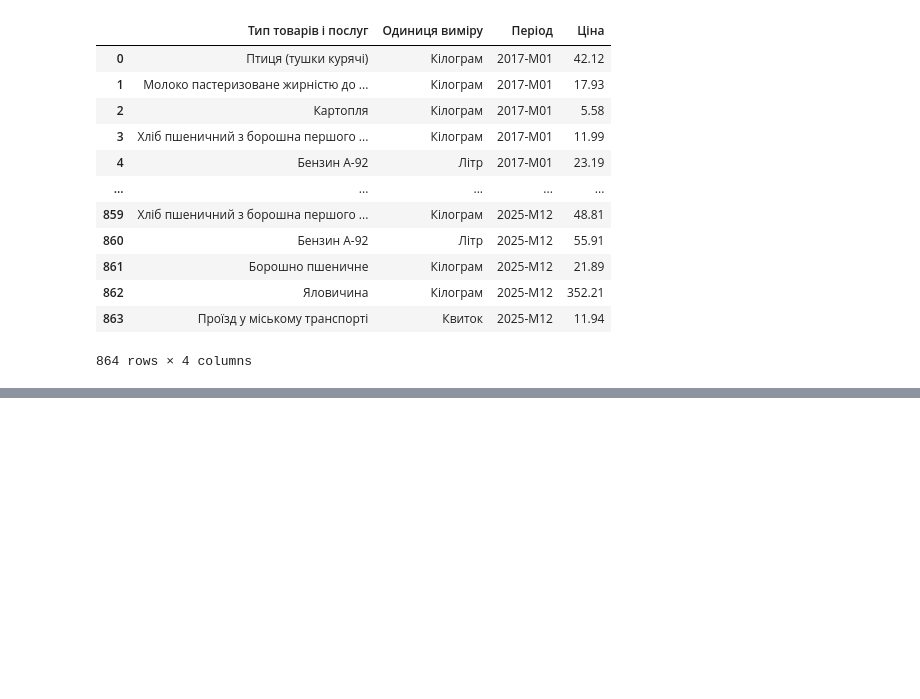
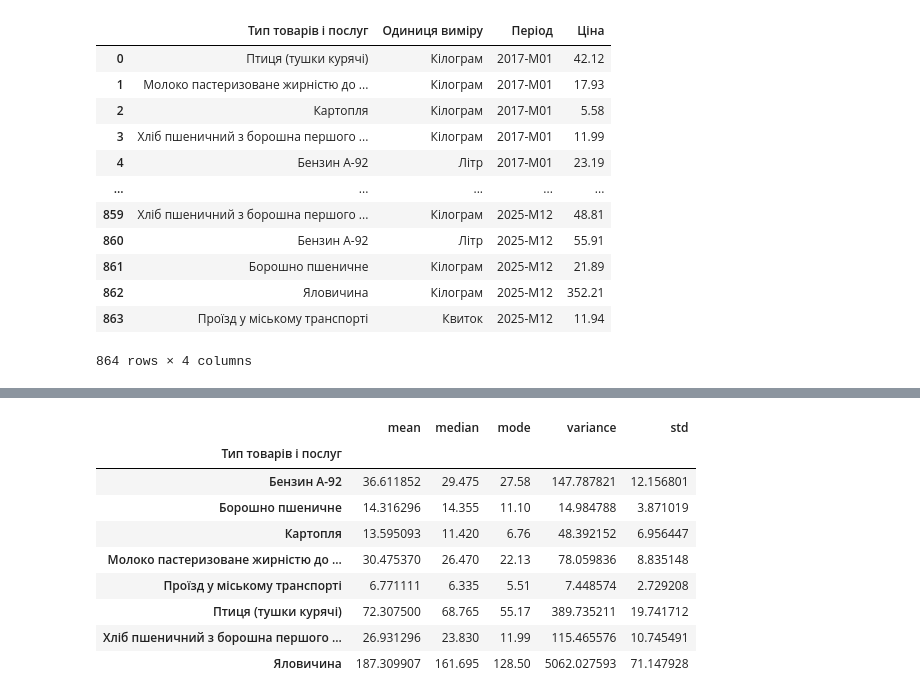
Before and after one commit to arcctg/kpi-ml-lab1, a Jupyter notebook: task_1_ukrstat_data.ipynb, the cells around one changed output, grey strips where cells are left out. Saved outputs shown, nothing was run; the diff lists cells and outputs as text; code cells hidden in the pictures; blank space fills up the shorter version.

```diff
--- a/task_1_ukrstat_data.ipynb
+++ b/task_1_ukrstat_data.ipynb
@@ -237,0 +252,21 @@ df_long
+# %%
+stats_df = df_long.groupby('Тип товарів і послуг')['Ціна'].agg([
+    ('mean', 'mean'),
+    ('median', 'median'),
+    ('mode', lambda x: statistics.mode(x.tolist())),
+    ('variance', 'var'),
+    ('std', 'std')
+])
+
+stats_df
+# %% [output]
+|  | mean | median | mode | variance | std |
+| Тип товарів і послуг |  |  |  |  |  |
+| Бензин А-92 | 36.611852 | 29.475 | 27.58 | 147.787821 | 12.156801 |
+| Борошно пшеничне | 14.316296 | 14.355 | 11.10 | 14.984788 | 3.871019 |
+| Картопля | 13.595093 | 11.420 | 6.76 | 48.392152 | 6.956447 |
+| Молоко пастеризоване жирністю до ... | 30.475370 | 26.470 | 22.13 | 78.059836 | 8.835148 |
+| Проїзд у міському транспорті | 6.771111 | 6.335 | 5.51 | 7.448574 | 2.729208 |
+| Птиця (тушки курячі) | 72.307500 | 68.765 | 55.17 | 389.735211 | 19.741712 |
+| Хліб пшеничний з борошна першого ... | 26.931296 | 23.830 | 11.99 | 115.465576 | 10.745491 |
+| Яловичина | 187.309907 | 161.695 | 128.50 | 5062.027593 | 71.147928 |
```
Also changed, not shown: parts of 3 cells of this notebook.
